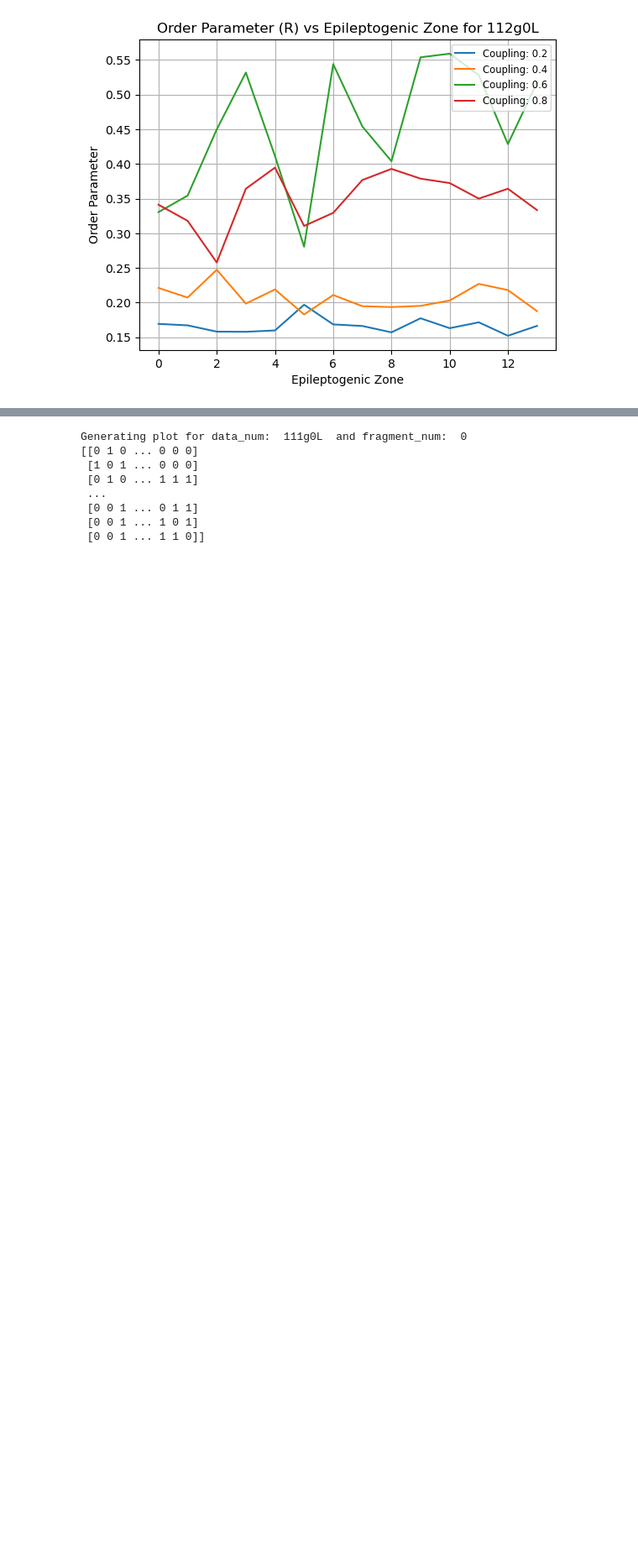
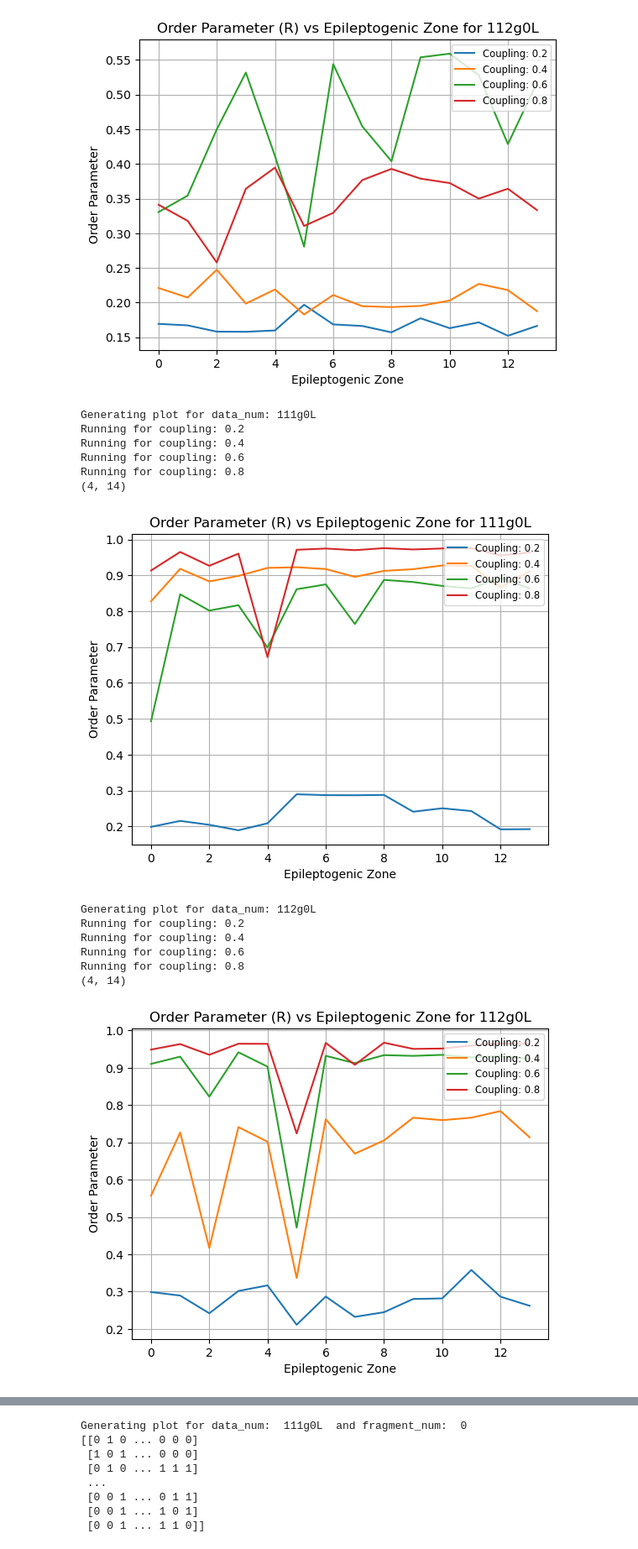
Before and after one commit to soveetnayak/DPCN-EEG, a Jupyter notebook: src/project.ipynb, the cells around one changed output, grey strips where cells are left out. Shown at 84% size. Drawn from its saved outputs; the diff is of its cells as text; code cells hidden in the pictures; blank space fills up the shorter version.

```diff
--- a/src/project.ipynb
+++ b/src/project.ipynb
@@ -447,3 +465,21 @@ Running for coupling: 0.6
 Running for coupling: 0.8
 (4, 14)
 [figure]
+# %%
+plot_parameter_fragment('111g0L', dt=0.1, T=1000, mean=1, std=0.2)
+plot_parameter_fragment('112g0L', dt=0.1, T=1000, mean=1, std=0.2)
+# %% [output]
+Generating plot for data_num: 111g0L
+Running for coupling: 0.2
+Running for coupling: 0.4
+Running for coupling: 0.6
+Running for coupling: 0.8
+(4, 14)
+[figure, added]
+Generating plot for data_num: 112g0L
+Running for coupling: 0.2
+Running for coupling: 0.4
+Running for coupling: 0.6
+Running for coupling: 0.8
+(4, 14)
+[figure, added]
```
Also changed, not shown: parts of 3 cells of this notebook.
